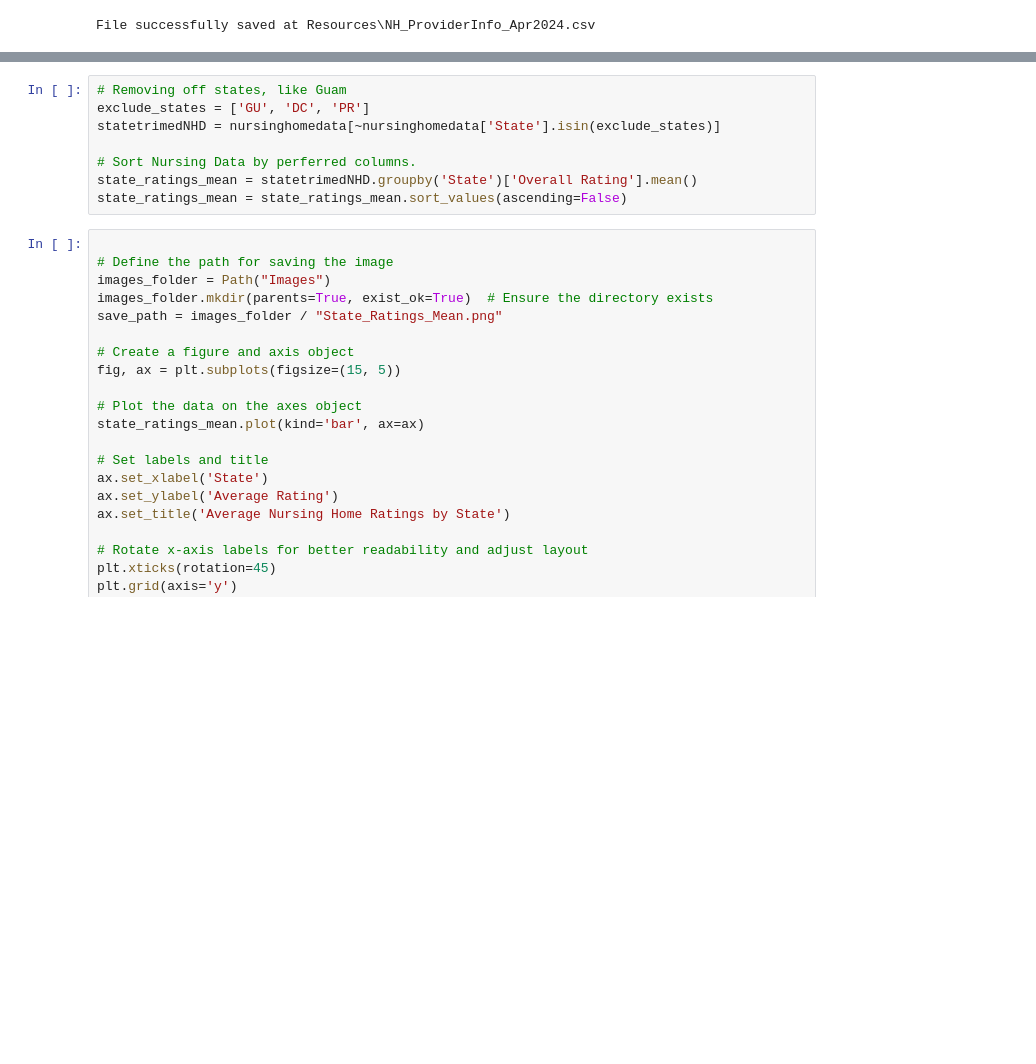
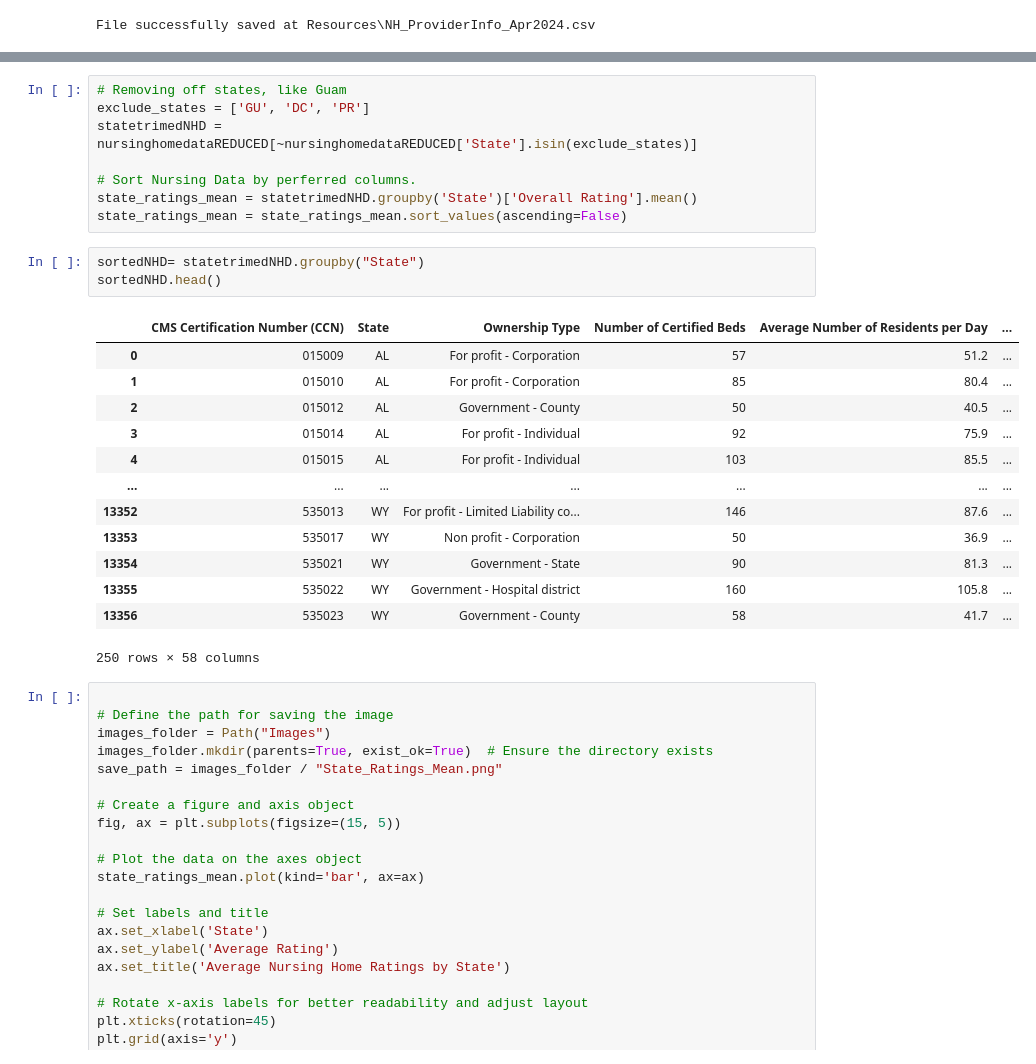
Before and after one commit to mcscodes/Project-1-Data-Visualization, a Jupyter notebook: NursingHomeDataVisualization.ipynb, the cells around one changed output, grey strips where cells are left out. Cells and saved outputs as stored; diff of their text form; blank space fills up the shorter version.

```diff
--- a/NursingHomeDataVisualization.ipynb
+++ b/NursingHomeDataVisualization.ipynb
@@ -150,11 +169,28 @@ Index(['CMS Certification Number (CCN)', 'Provider Name', 'Provider Address',
 # %%
 # Removing off states, like Guam
 exclude_states = ['GU', 'DC', 'PR']
-statetrimedNHD = nursinghomedata[~nursinghomedata['State'].isin(exclude_states)]
+statetrimedNHD = nursinghomedataREDUCED[~nursinghomedataREDUCED['State'].isin(exclude_states)]
 
 # Sort Nursing Data by perferred columns.
 state_ratings_mean = statetrimedNHD.groupby('State')['Overall Rating'].mean()
 state_ratings_mean = state_ratings_mean.sort_values(ascending=False)
+# %%
+sortedNHD= statetrimedNHD.groupby("State")
+sortedNHD.head()
+# %% [output]
+|  | CMS Certification Number (CCN) | State | Ownership Type | Number of Certified Beds | Average Number of Residents per Day | ... |
+| 0 | 015009 | AL | For profit - Corporation | 57 | 51.2 | ... |
+| 1 | 015010 | AL | For profit - Corporation | 85 | 80.4 | ... |
+| 2 | 015012 | AL | Government - County | 50 | 40.5 | ... |
+| 3 | 015014 | AL | For profit - Individual | 92 | 75.9 | ... |
+| 4 | 015015 | AL | For profit - Individual | 103 | 85.5 | ... |
+| ... | ... | ... | ... | ... | ... | ... |
+| 13352 | 535013 | WY | For profit - Limited Liability co... | 146 | 87.6 | ... |
+| 13353 | 535017 | WY | Non profit - Corporation | 50 | 36.9 | ... |
+| 13354 | 535021 | WY | Government - State | 90 | 81.3 | ... |
+| 13355 | 535022 | WY | Government - Hospital district | 160 | 105.8 | ... |
+| 13356 | 535023 | WY | Government - County | 58 | 41.7 | ... |
+250 rows × 58 columns
 # %%
 
 # Define the path for saving the image
```
Also changed, not shown: parts of 4 cells of this notebook, 1 other file.
